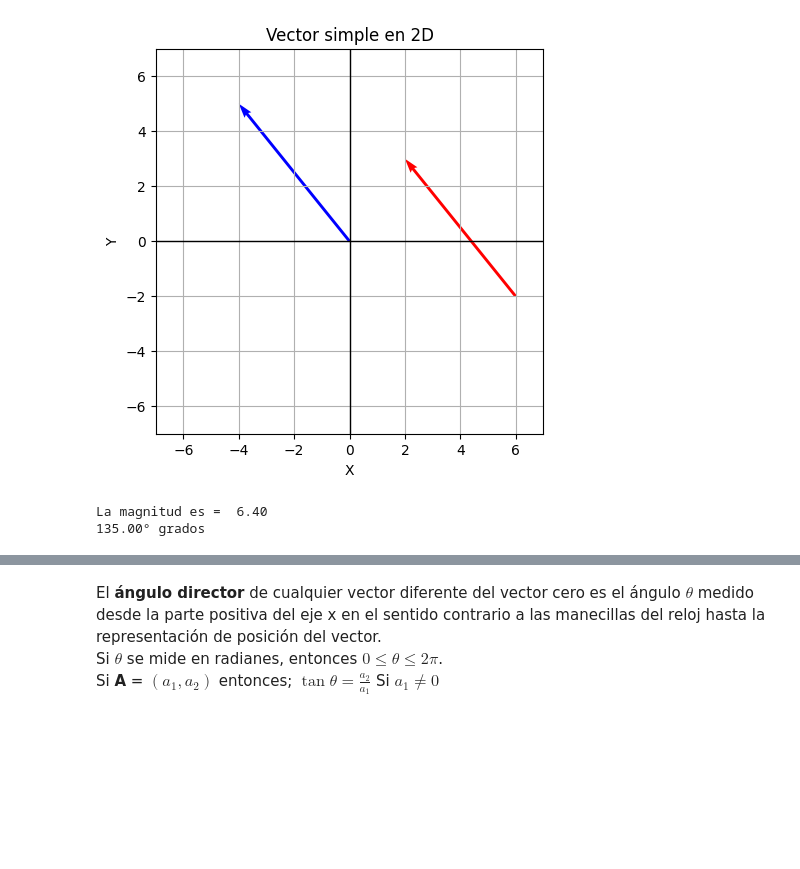
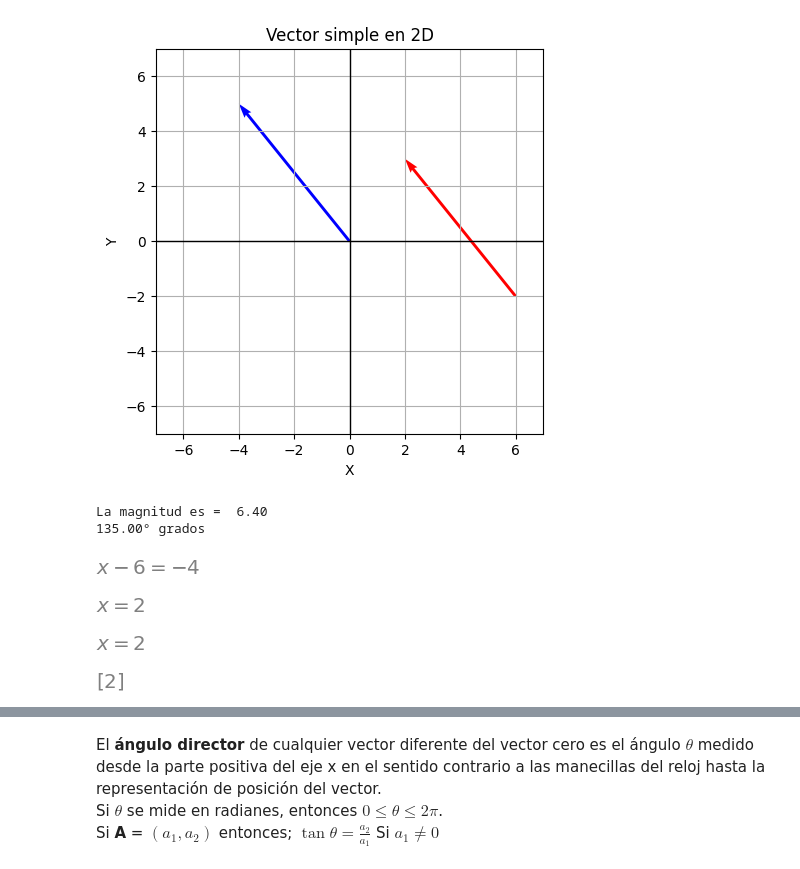
Before and after one commit to KristhianPineda/kPhysics, a Jupyter notebook: notebooks/math/vectores1.ipynb, the cells around one changed output, grey strips where cells are left out. Saved outputs shown, nothing was run; the diff lists cells and outputs as text; code cells hidden in the pictures; blank space fills up the shorter version.

Commit message:
Incorporación de sympy en vectores1

```diff
--- a/notebooks/math/vectores1.ipynb
+++ b/notebooks/math/vectores1.ipynb
@@ -42,3 +42,28 @@ print(f"{angulo_deg:.2f}° grados")
 [figure]
 La magnitud es =  6.40
 135.00° grados
+# %%
+from sympy import symbols, Eq, solve, init_printing
+from sympy import simplify
+from IPython.display import display
+
+init_printing()
+
+# Ecuación inicial
+x = symbols('x')
+ecuacion = Eq(x-6,-4)
+display(ecuacion)
+# Paso dos
+ecuacion2 = Eq(x-6+6,-4+6)
+display(ecuacion2)
+# Paso tres
+ecuacion3 = Eq(x, simplify(-4+6))
+display(ecuacion3)
+
+solucion = solve(ecuacion,x)
+display(solucion)
+# %% [output]
+[figure, added]
+[figure, added]
+[figure, added]
+[figure, added]
```
Also changed, not shown: parts of 3 cells of this notebook.
